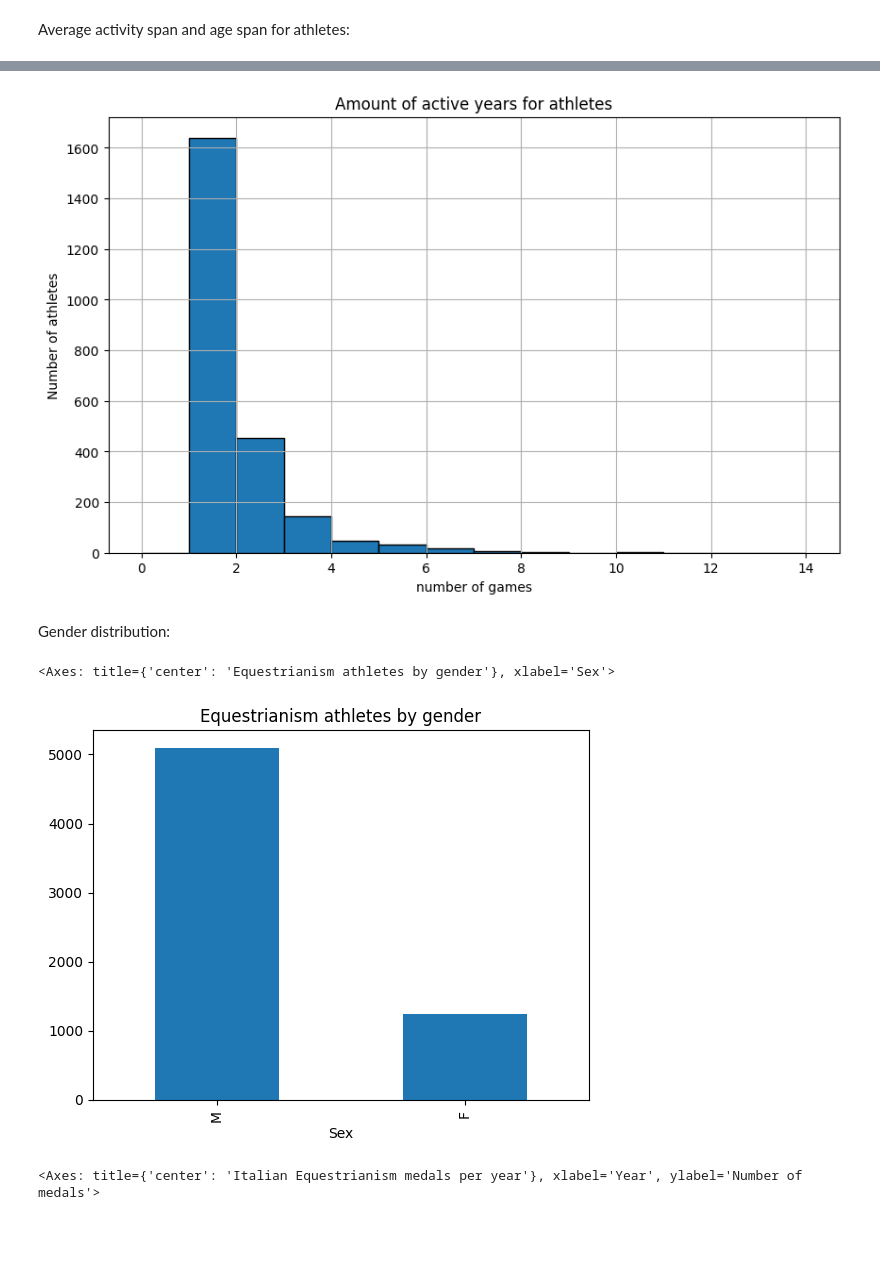
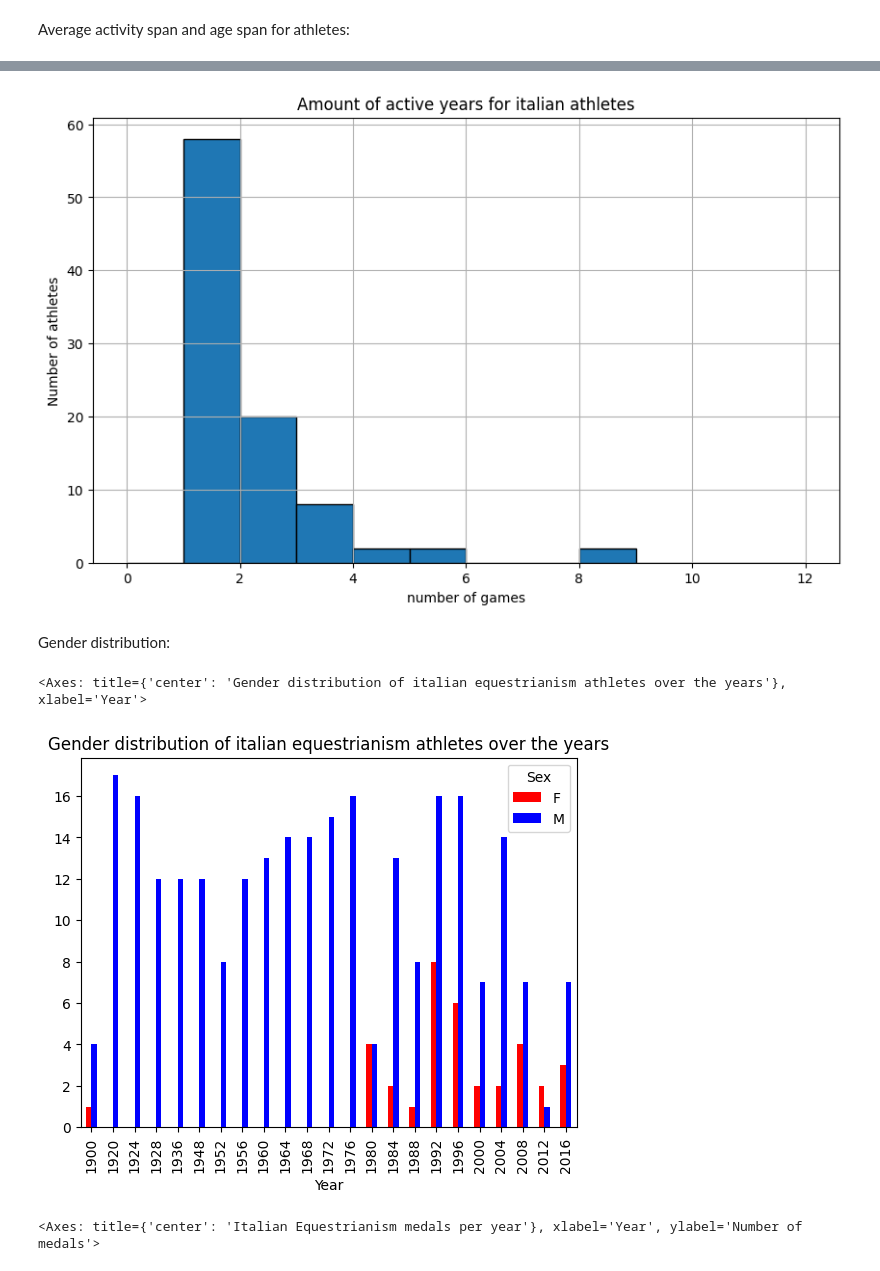
Before and after one commit to Aggisimov/Grupparbete_Italy, a Jupyter notebook: grupparbete.ipynb, the cells around one changed output, grey strips where cells are left out. Saved outputs shown, nothing was run; the diff lists cells and outputs as text; code cells hidden in the pictures; blank space fills up the shorter version.

```diff
--- a/grupparbete.ipynb
+++ b/grupparbete.ipynb
@@ -170,6 +170,7 @@ plt.show()
 # %% [markdown]
 Medal distribution between countries (NOC):
 # %%
+ita_df_equestrianism = italy_df[italy_df['Sport'] == 'Equestrianism']
 df_equestrianism = df[df['Sport'] == 'Equestrianism']
 df_equestrianism['NOC'][df_equestrianism['Medal'].notnull()].value_counts().plot.bar(title="Equestrianism medals per country")
 # %% [output]
@@ -217,18 +234,21 @@ This calculation shows that on average and equestrian athlete competes between t
 bins=range(0, int(longest_active + 5), 1)
 plt.figure(figsize=(10,6))
 plt.hist(age_span_per_person['ActiveYears'], bins = bins, edgecolor='black')
-plt.title("Amount of active years for athletes")
+plt.title("Amount of active years for italian athletes")
 plt.xlabel("number of games")
 plt.ylabel("Number of athletes")
 plt.grid()
 plt.show()
 # %% [output]
-[figure, old version]
+[figure, new version]
 # %% [markdown]
 Gender distribution:
 # %%
-df_equestrianism['Sex'].value_counts().plot.bar(title="Equestrianism athletes by gender")
+counts = ita_df_equestrianism.groupby(['Year','Sex']).size().unstack()
+counts.plot(kind='bar',
+            title="Gender distribution of italian equestrianism athletes over the years",
+            color=['red', 'blue'])
 # %% [output]
-<Axes: title={'center': 'Equestrianism athletes by gender'}, xlabel='Sex'>
+<Axes: title={'center': 'Gender distribution of italian equestrianism athletes over the years'}, xlabel='Year'>
-[figure, old version]
+[figure, new version]
 # %%
```
Also changed, not shown: parts of 4 cells of this notebook.
